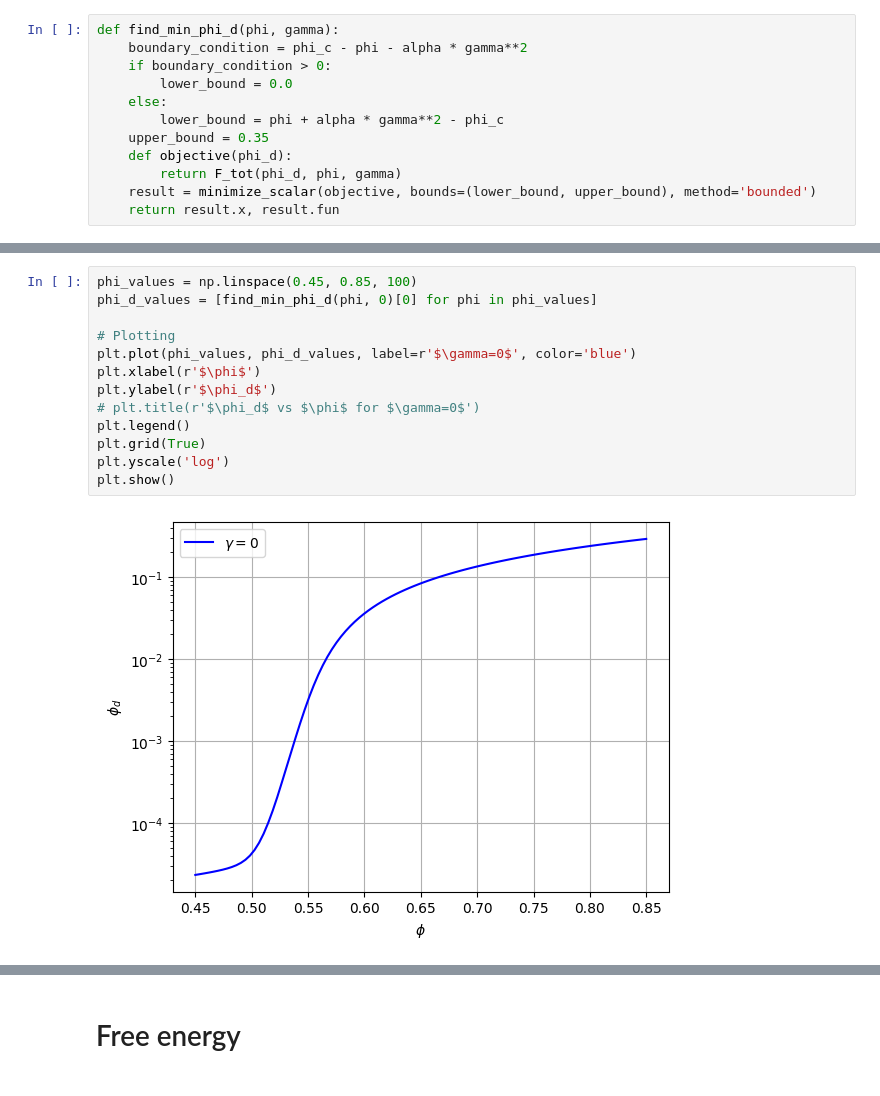
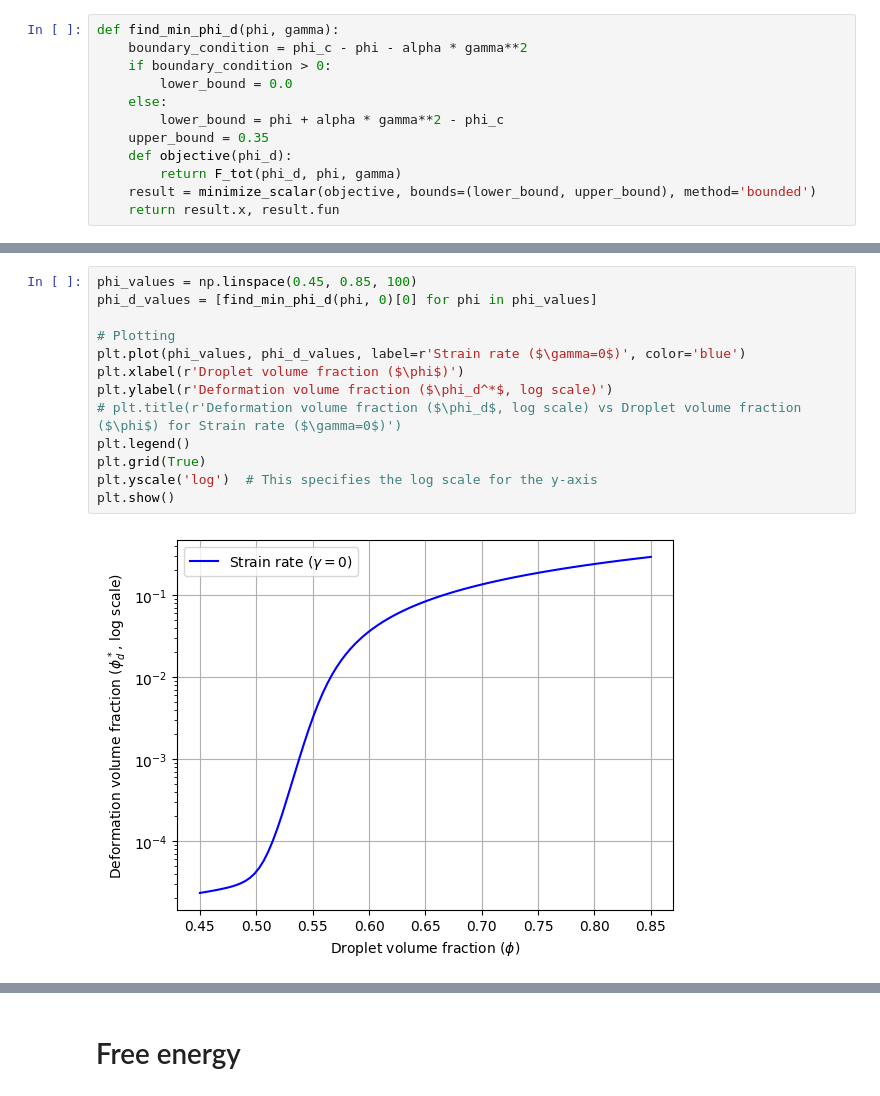
Before and after one commit to inxslynne/thesisproject, a Jupyter notebook: Kim&Mason/py-kimmason-final.ipynb, the cells around one changed output, grey strips where cells are left out. Cells and saved outputs as stored; diff of their text form.

```diff
--- a/Kim&Mason/py-kimmason-final.ipynb
+++ b/Kim&Mason/py-kimmason-final.ipynb
@@ -57,15 +72,15 @@ def find_min_phi_d(phi, gamma):
 # %%
 phi_values = np.linspace(0.45, 0.85, 100)
 phi_d_values = [find_min_phi_d(phi, 0)[0] for phi in phi_values]
 
 # Plotting
-plt.plot(phi_values, phi_d_values, label=r'$\gamma=0$', color='blue')
-plt.xlabel(r'$\phi$')
-plt.ylabel(r'$\phi_d$')
-# plt.title(r'$\phi_d$ vs $\phi$ for $\gamma=0$')
+plt.plot(phi_values, phi_d_values, label=r'Strain rate ($\gamma=0$)', color='blue')
+plt.xlabel(r'Droplet volume fraction ($\phi$)')
+plt.ylabel(r'Deformation volume fraction ($\phi_d^*$, log scale)')
+# plt.title(r'Deformation volume fraction ($\phi_d$, log scale) vs Droplet volume fraction ($\phi$) for Strain rate ($\gamma=0$)')
 plt.legend()
 plt.grid(True)
-plt.yscale('log')
+plt.yscale('log')  # This specifies the log scale for the y-axis
 plt.show()
 # %% [output]
-[figure, old version]
+[figure, new version]
```
Also changed, not shown: parts of 4 cells of this notebook, 4 other files.
